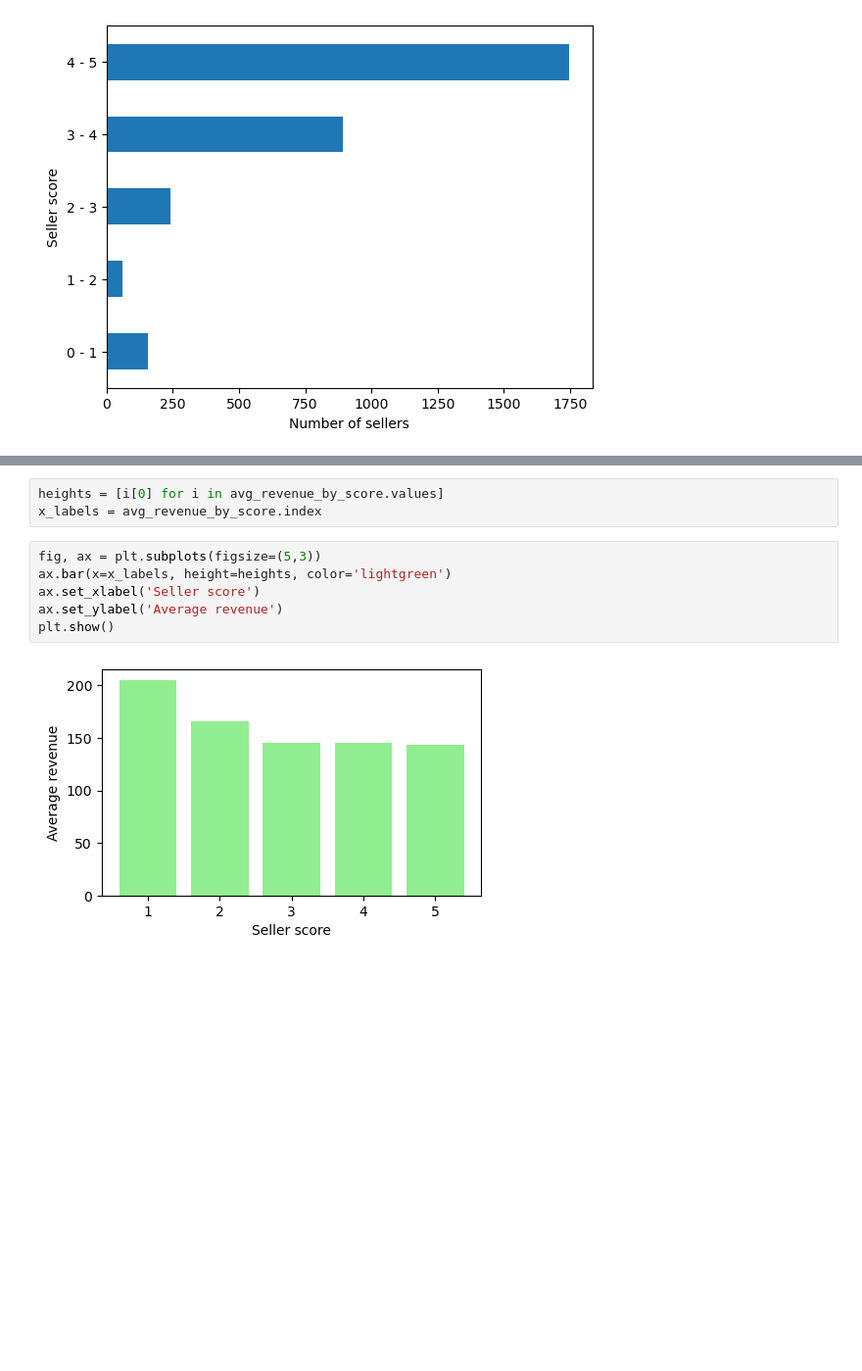
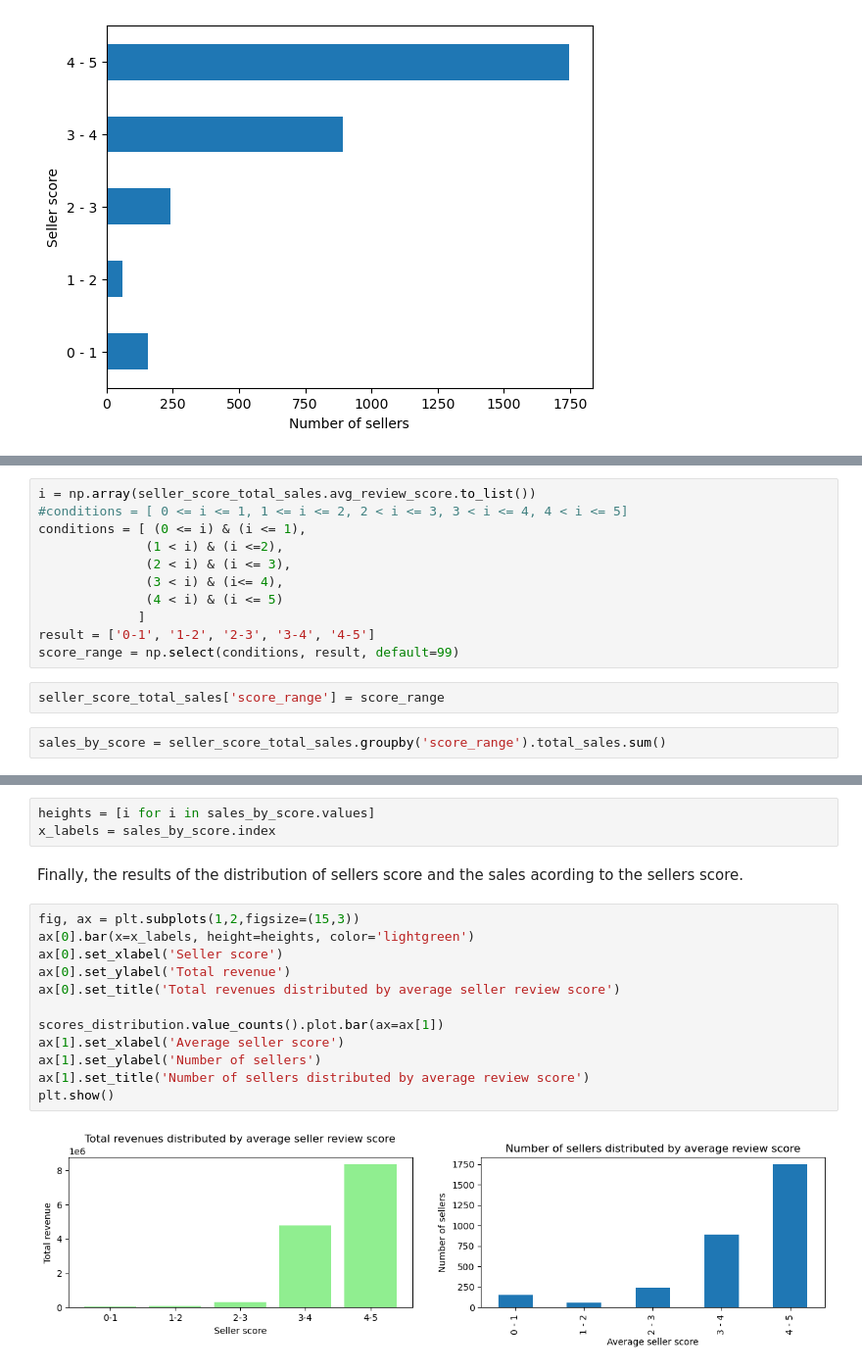
Before and after one commit to chusk2/git_, a Jupyter notebook: olist.ipynb, the cells around one changed output, grey strips where cells are left out. Shown: that part at 98% size. Drawn from its saved outputs; the diff is of its cells as text; blank space fills up the shorter version.

```diff
--- a/olist.ipynb
+++ b/olist.ipynb
@@ -575,0 +606,15 @@ total_revenue_by_score
+# %%
+i = np.array(seller_score_total_sales.avg_review_score.to_list())
+#conditions = [ 0 <= i <= 1, 1 <= i <= 2, 2 < i <= 3, 3 < i <= 4, 4 < i <= 5]
+conditions = [ (0 <= i) & (i <= 1),
+              (1 < i) & (i <=2),
+              (2 < i) & (i <= 3),
+              (3 < i) & (i<= 4),
+              (4 < i) & (i <= 5)
+             ]
+result = ['0-1', '1-2', '2-3', '3-4', '4-5']
+score_range = np.select(conditions, result, default=99)
+# %%
+seller_score_total_sales['score_range'] = score_range
+# %%
+sales_by_score = seller_score_total_sales.groupby('score_range').total_sales.sum()
@@ -576,11 +631,19 @@ total_revenue_by_score
 # %%
-heights = [i[0] for i in avg_revenue_by_score.values]
-x_labels = avg_revenue_by_score.index
+heights = [i for i in sales_by_score.values]
+x_labels = sales_by_score.index
+# %% [markdown]
+Finally, the results of the distribution of sellers score and the sales acording to the sellers score.
 # %%
-fig, ax = plt.subplots(figsize=(5,3))
-ax.bar(x=x_labels, height=heights, color='lightgreen')
-ax.set_xlabel('Seller score')
-ax.set_ylabel('Average revenue')
+fig, ax = plt.subplots(1,2,figsize=(15,3))
+ax[0].bar(x=x_labels, height=heights, color='lightgreen')
+ax[0].set_xlabel('Seller score')
+ax[0].set_ylabel('Total revenue')
+ax[0].set_title('Total revenues distributed by average seller review score')
+
+scores_distribution.value_counts().plot.bar(ax=ax[1])
+ax[1].set_xlabel('Average seller score')
+ax[1].set_ylabel('Number of sellers')
+ax[1].set_title('Number of sellers distributed by average review score')
 plt.show()
 # %% [output]
-[figure, old version]
+[figure, new version]
```
Also changed, not shown: parts of 30 cells of this notebook.
